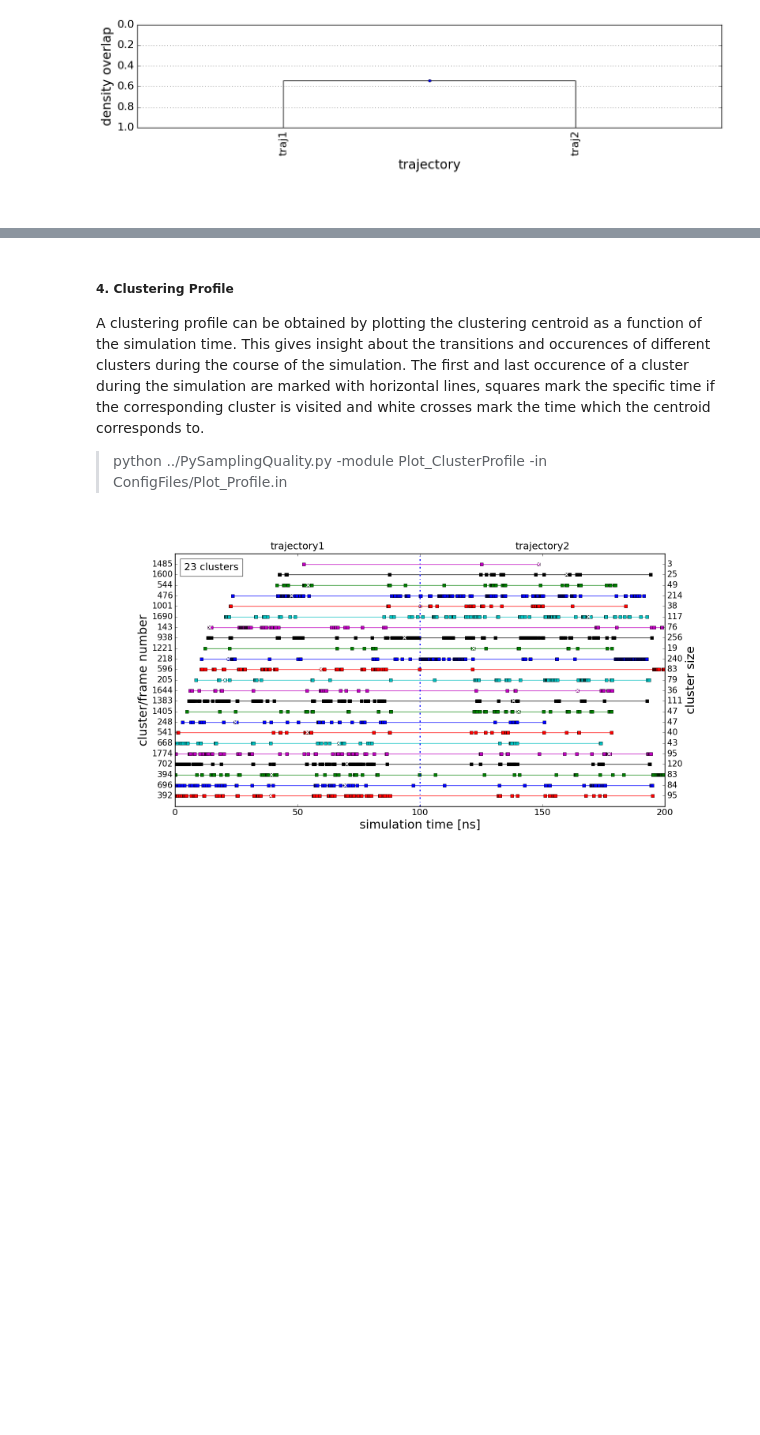
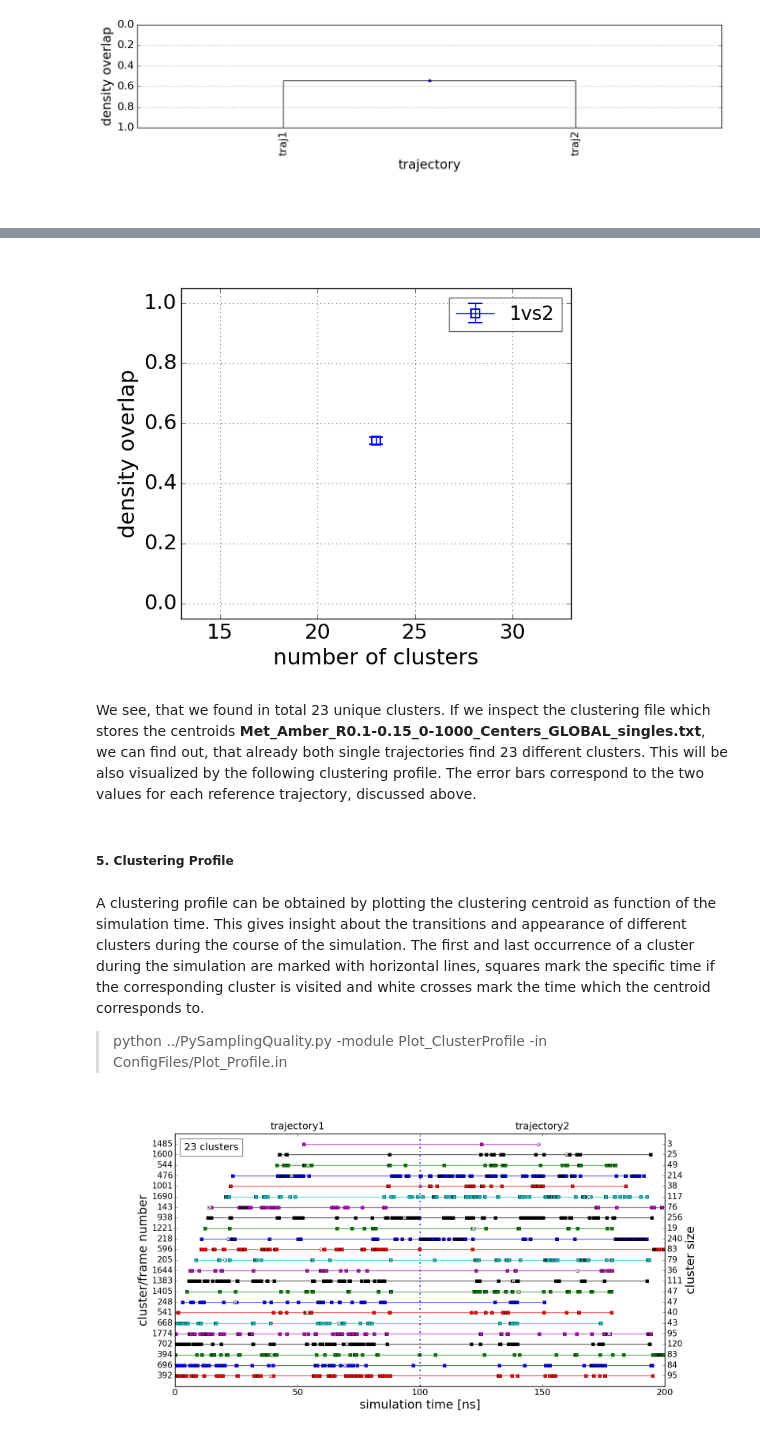
Before and after one commit to niklastoe/PySamplingQuality, a Jupyter notebook: PySamplingQuality_Tutorial.ipynb, the cells around one changed output, grey strips where cells are left out. Cells and saved outputs as stored; diff of their text form; code cells hidden in the pictures; blank space fills up the shorter version.

```diff
--- a/PySamplingQuality_Tutorial.ipynb
+++ b/PySamplingQuality_Tutorial.ipynb
@@ -720,7 +793,13 @@ The overlap as a function of the simulation time confirms that the most conforma
+# %%
+Image('PDFs/Met_Amber_OverlaPvsCluster.png', width=500)
+# %% [output]
+[figure, added]
+# %% [markdown]
+We see, that we found in total 23 unique clusters. If we inspect the clustering file which stores the centroids __Met_Amber_R0.1-0.15_0-1000_Centers_GLOBAL_singles.txt__, we can find out, that already both single trajectories find 23 different clusters. This will be also visualized by the following clustering profile. The error bars correspond to the two values for each reference trajectory, discussed above.
+# %% [markdown]
+##### 5. Clustering Profile
 # %% [markdown]
-##### 4. Clustering Profile
-
-A clustering profile can be obtained by plotting the clustering centroid as a function of the simulation time. This gives insight about the transitions and occurences of different clusters during the course of the simulation. The first and last occurence of a cluster during the simulation are marked with horizontal lines, squares mark the specific time if the corresponding cluster is visited and white crosses mark the time which the centroid corresponds to.
+A clustering profile can be obtained by plotting the clustering centroid as function of the simulation time. This gives insight about the transitions and appearance of different clusters during the course of the simulation. The first and last occurrence of a cluster during the simulation are marked with horizontal lines, squares mark the specific time if the corresponding cluster is visited and white crosses mark the time which the centroid corresponds to.
 
 > python ../PySamplingQuality.py -module Plot_ClusterProfile -in ConfigFiles/Plot_Profile.in
 # %%
```
Also changed, not shown: parts of 112 cells of this notebook, 22 other files.
